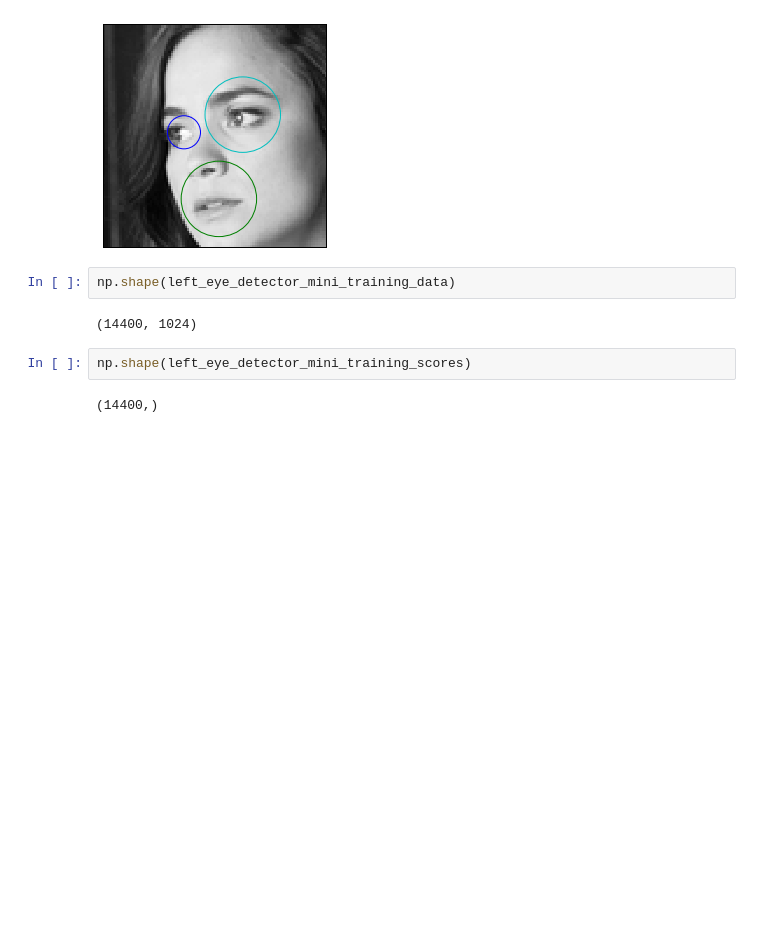
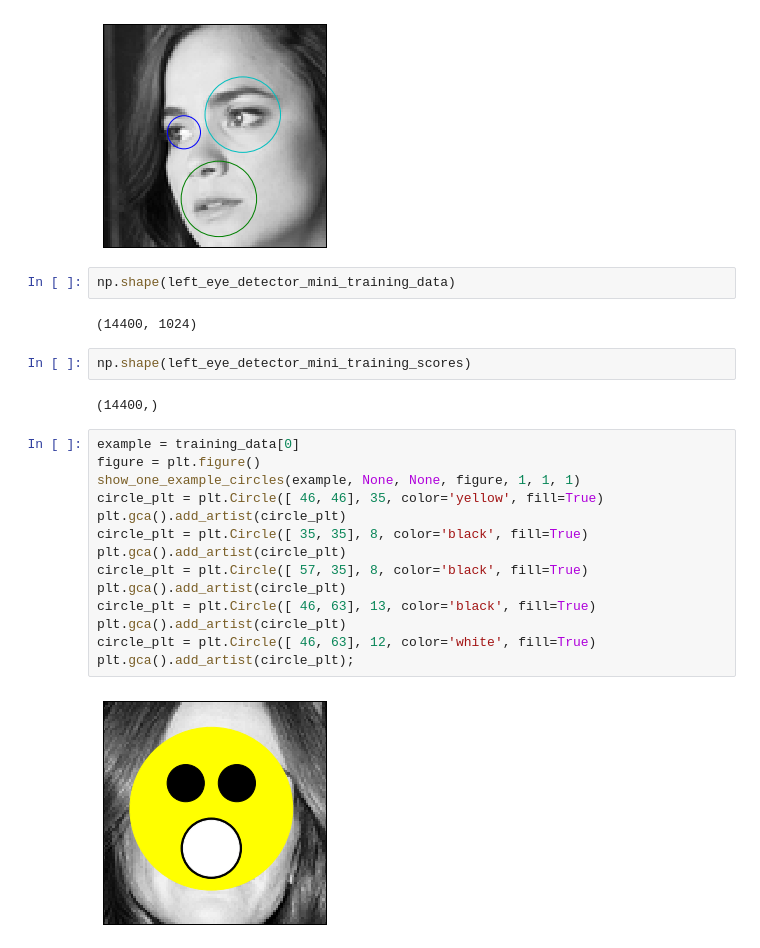
Before and after one commit to jbocharov-mids/W207-Final-Facial-Keypoint-Detection, a Jupyter notebook: python/Scratch-Face-Keypoint-Detection.ipynb, the cells around one changed output. Drawn from its saved outputs; the diff is of its cells as text; blank space fills up the shorter version.

```diff
--- a/python/Scratch-Face-Keypoint-Detection.ipynb
+++ b/python/Scratch-Face-Keypoint-Detection.ipynb
@@ -1242,3 +1234,19 @@ np.shape(left_eye_detector_mini_training_data)
 np.shape(left_eye_detector_mini_training_scores)
 # %% [output]
 (14400,)
+# %%
+example = training_data[0]
+figure = plt.figure()
+show_one_example_circles(example, None, None, figure, 1, 1, 1)
+circle_plt = plt.Circle([ 46, 46], 35, color='yellow', fill=True)
+plt.gca().add_artist(circle_plt)
+circle_plt = plt.Circle([ 35, 35], 8, color='black', fill=True)
+plt.gca().add_artist(circle_plt)
+circle_plt = plt.Circle([ 57, 35], 8, color='black', fill=True)
+plt.gca().add_artist(circle_plt)
+circle_plt = plt.Circle([ 46, 63], 13, color='black', fill=True)
+plt.gca().add_artist(circle_plt)
+circle_plt = plt.Circle([ 46, 63], 12, color='white', fill=True)
+plt.gca().add_artist(circle_plt);
+# %% [output]
+[figure, added]
```
Also changed, not shown: parts of 11 cells of this notebook, 1 other file.
